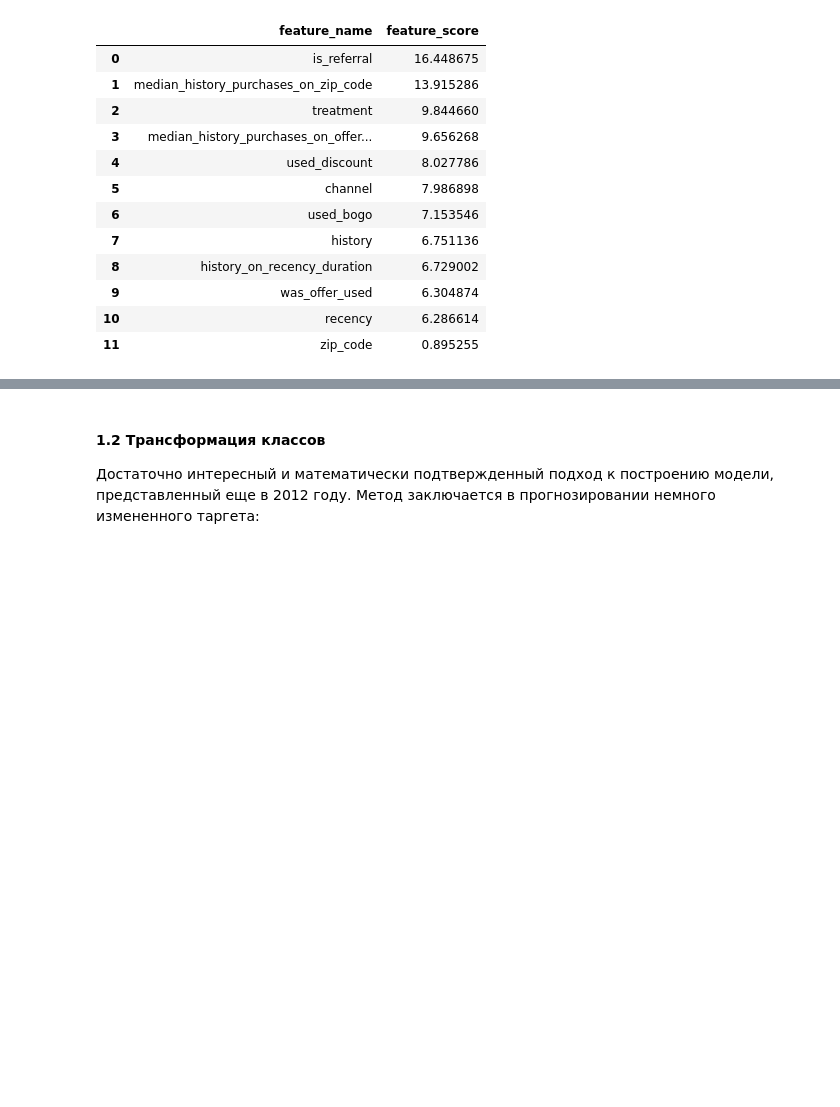
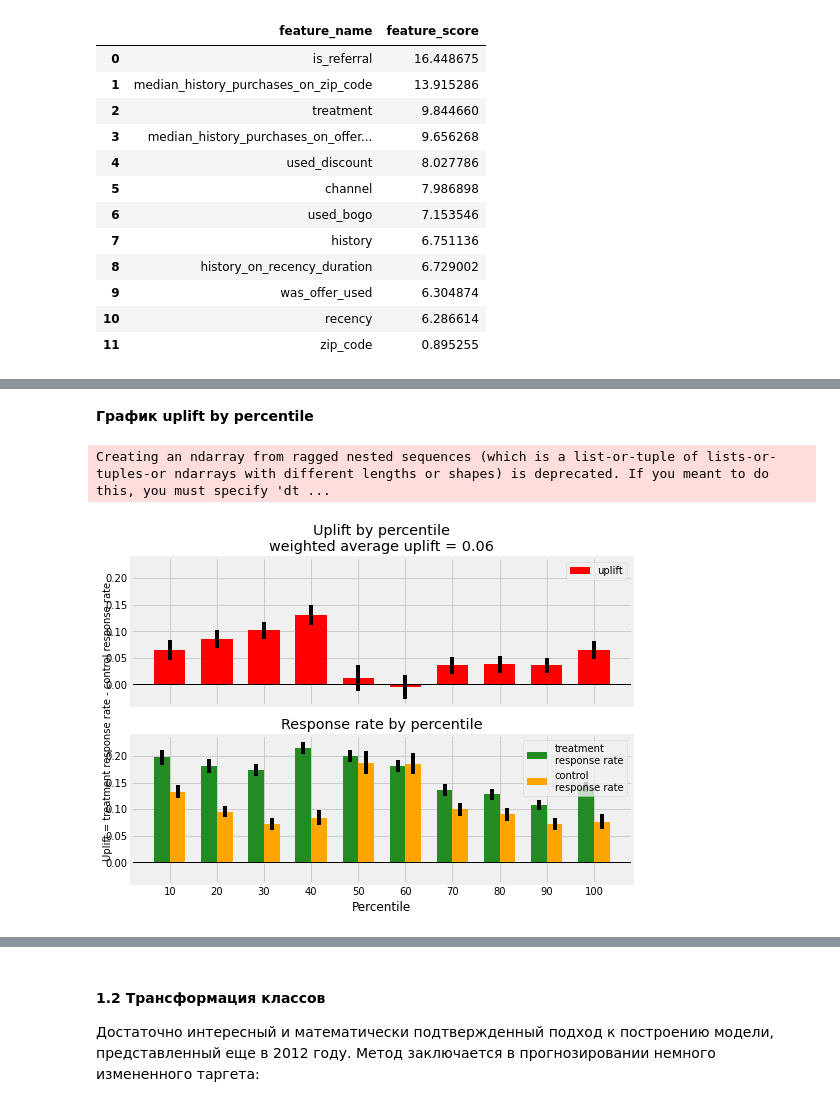
Before and after one commit to Mike-Orlov/geekbrains_machine_learning_in_business, a Jupyter notebook: lesson_4/hw_4_colab.ipynb, the cells around one changed output, grey strips where cells are left out. Drawn from its saved outputs; the diff is of its cells as text; code cells hidden in the pictures; blank space fills up the shorter version.

```diff
--- a/lesson_4/hw_4_colab.ipynb
+++ b/lesson_4/hw_4_colab.ipynb
@@ -323,0 +357,7 @@ sm_fi
+# %% [markdown]
+**График uplift by percentile**
+# %%
+plot_uplift_by_percentile(y_test, uplift_sm, treat_test, strategy='overall', kind='bar');
+# %% [output]
+Creating an ndarray from ragged nested sequences (which is a list-or-tuple of lists-or-tuples-or ndarrays with different lengths or shapes) is deprecated. If you meant to do this, you must specify 'dt ...
+[figure, added]
```
Also changed, not shown: parts of 17 cells of this notebook.
